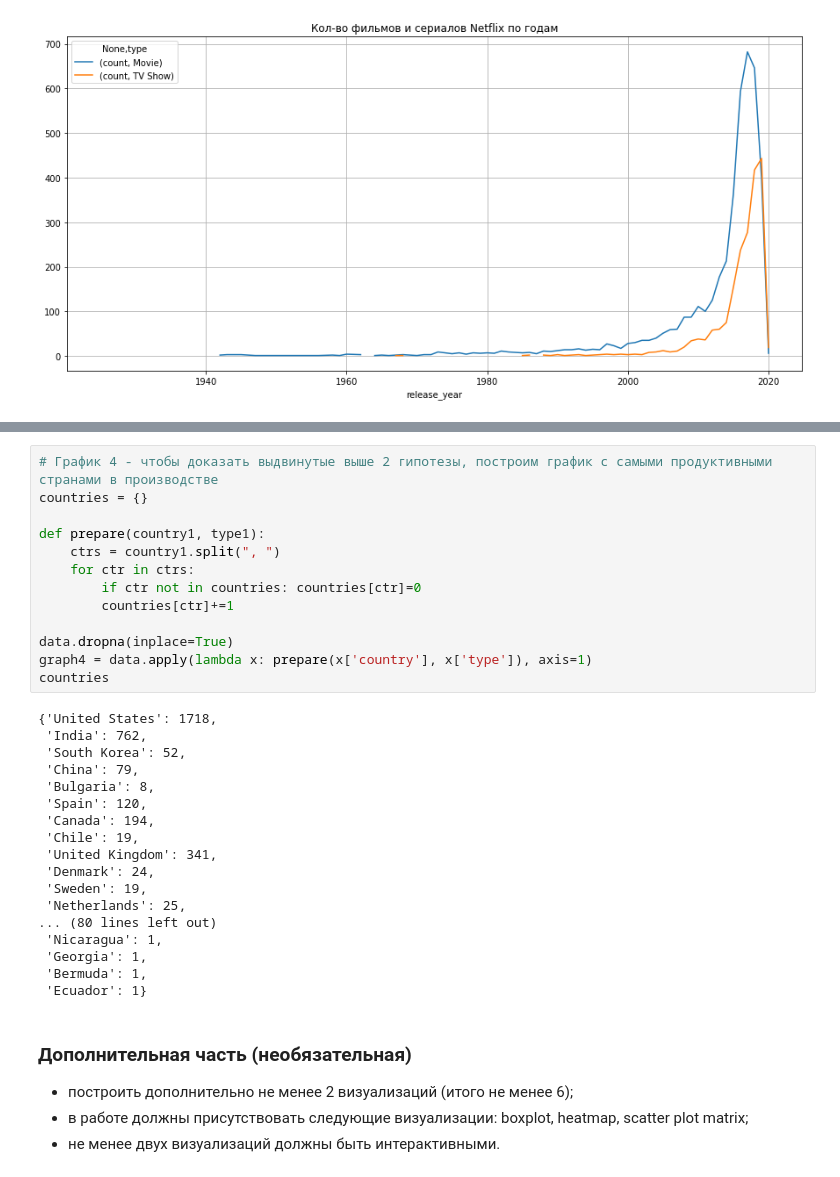
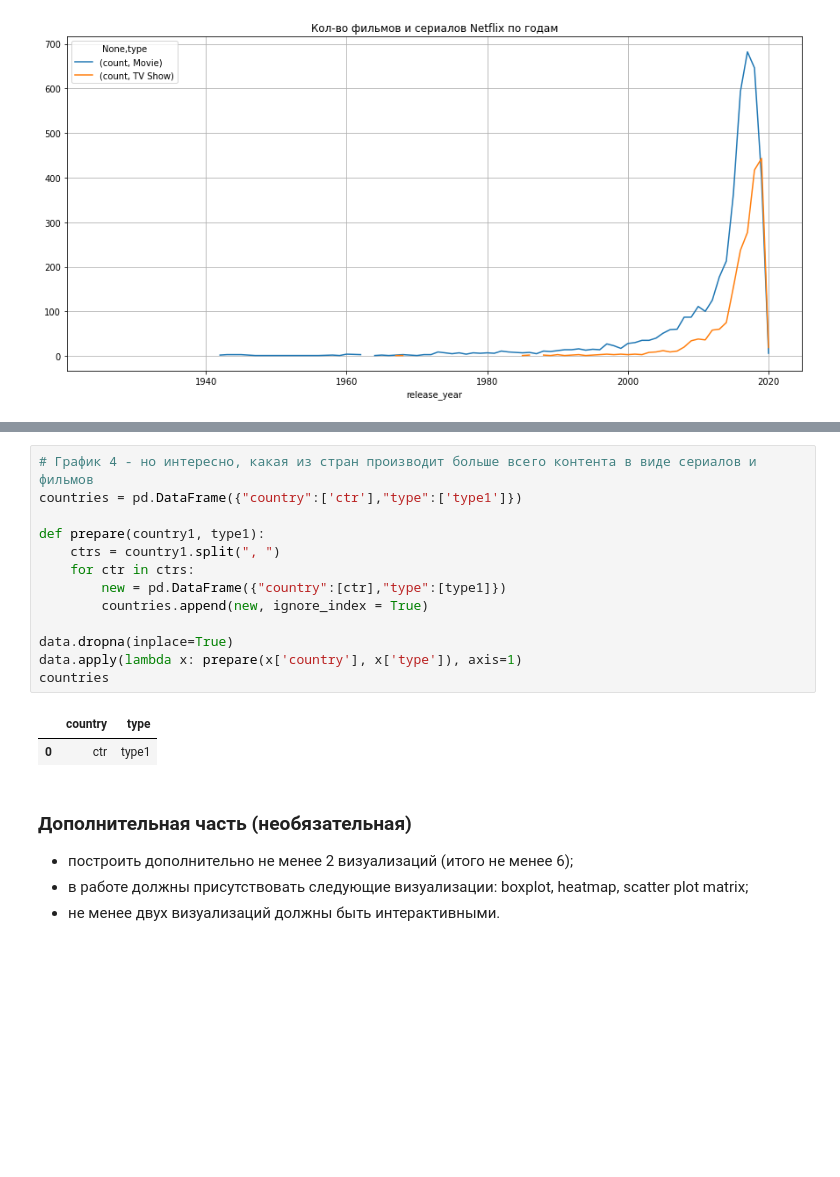
Before and after one commit to iamdenizzz/pyda-10, a Jupyter notebook: 15/Homework_15.ipynb, the cells around one changed output, grey strips where cells are left out. Saved outputs shown, nothing was run; the diff lists cells and outputs as text; blank space fills up the shorter version.

```diff
--- a/15/Homework_15.ipynb
+++ b/15/Homework_15.ipynb
@@ -101,34 +102,19 @@ plt.xticks(rotation=10)
 # %%
-# График 4 - чтобы доказать выдвинутые выше 2 гипотезы, построим график с самыми продуктивными странами в производстве
-countries = {}
+# График 4 - но интересно, какая из стран производит больше всего контента в виде сериалов и фильмов
+countries = pd.DataFrame({"country":['ctr'],"type":['type1']})
 
 def prepare(country1, type1):
     ctrs = country1.split(", ")
     for ctr in ctrs:
-        if ctr not in countries: countries[ctr]=0
-        countries[ctr]+=1
+        new = pd.DataFrame({"country":[ctr],"type":[type1]})
+        countries.append(new, ignore_index = True)
 
 data.dropna(inplace=True)
-graph4 = data.apply(lambda x: prepare(x['country'], x['type']), axis=1)
+data.apply(lambda x: prepare(x['country'], x['type']), axis=1)
 countries
 # %% [output]
-{'United States': 1718,
- 'India': 762,
- 'South Korea': 52,
- 'China': 79,
- 'Bulgaria': 8,
- 'Spain': 120,
- 'Canada': 194,
- 'Chile': 19,
- 'United Kingdom': 341,
- 'Denmark': 24,
- 'Sweden': 19,
- 'Netherlands': 25,
-... (80 lines left out)
- 'Nicaragua': 1,
- 'Georgia': 1,
- 'Bermuda': 1,
- 'Ecuador': 1}
+|  | country | type |
+| 0 | ctr | type1 |
 # %% [markdown]
 ### Дополнительная часть (необязательная)
 
```
Also changed, not shown: parts of 2 cells of this notebook.
